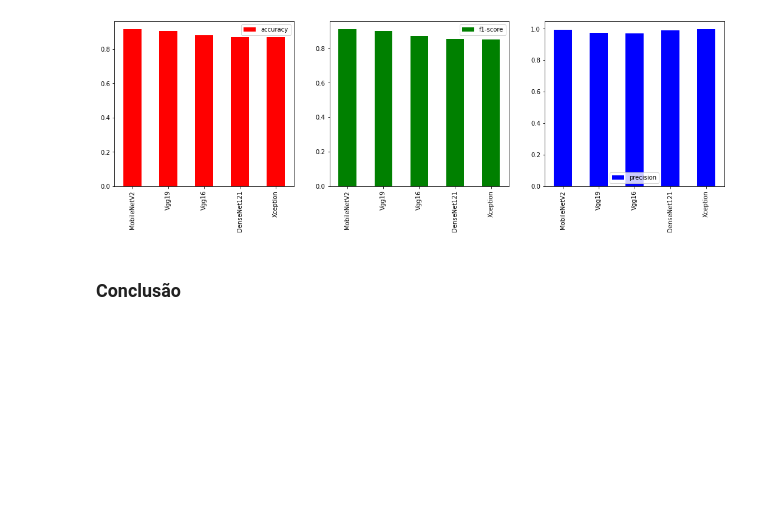
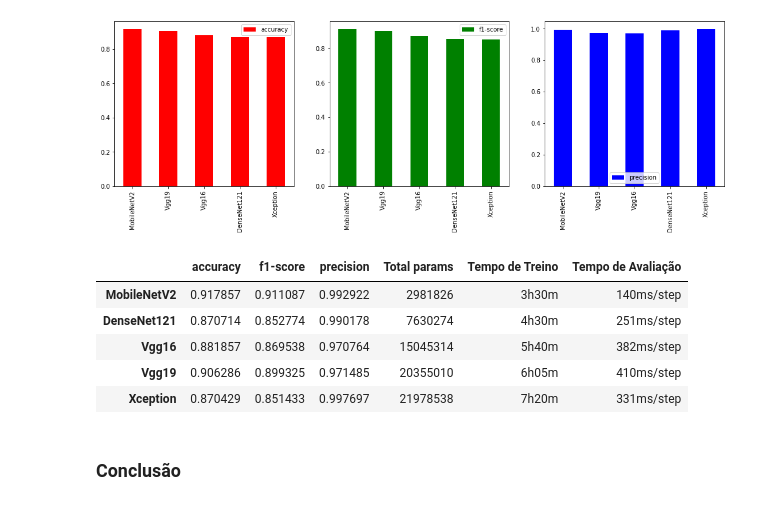
Before and after one commit to RicaJedidia/Facens_TCC_Face_Anti_Spoofing, a Jupyter notebook: Results/Result_models.ipynb, the cells around one changed output. Drawn from its saved outputs; the diff is of its cells as text; code cells hidden in the pictures; blank space fills up the shorter version.

```diff
--- a/Results/Result_models.ipynb
+++ b/Results/Result_models.ipynb
@@ -438,5 +443,17 @@ results.sort_values('accuracy', ascending=False).plot.bar(y='precision', color='
 # %% [output]
 <matplotlib.axes._subplots.AxesSubplot at 0x...>
 [figure]
+# %%
+results['Total params'] =[2981826, 7630274, 15045314, 20355010, 21978538]
+results['Tempo de Treino'] = ['3h30m', '4h30m', '5h40m', '6h05m', '7h20m']
+results['Tempo de Avaliação'] = ['140ms/step', '251ms/step', '382ms/step', '410ms/step', '331ms/step']
+results
+# %% [output]
+|  | accuracy | f1-score | precision | Total params | Tempo de Treino | Tempo de Avaliação |
+| MobileNetV2 | 0.917857 | 0.911087 | 0.992922 | 2981826 | 3h30m | 140ms/step |
+| DenseNet121 | 0.870714 | 0.852774 | 0.990178 | 7630274 | 4h30m | 251ms/step |
+| Vgg16 | 0.881857 | 0.869538 | 0.970764 | 15045314 | 5h40m | 382ms/step |
+| Vgg19 | 0.906286 | 0.899325 | 0.971485 | 20355010 | 6h05m | 410ms/step |
+| Xception | 0.870429 | 0.851433 | 0.997697 | 21978538 | 7h20m | 331ms/step |
 # %% [markdown]
 ### Conclusão
```
Also changed, not shown: parts of 10 cells of this notebook, 2 other files.
